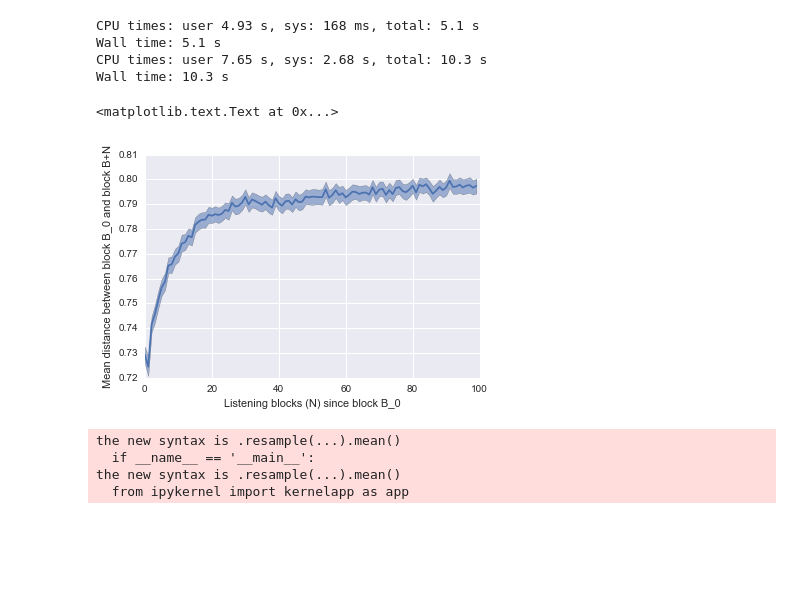
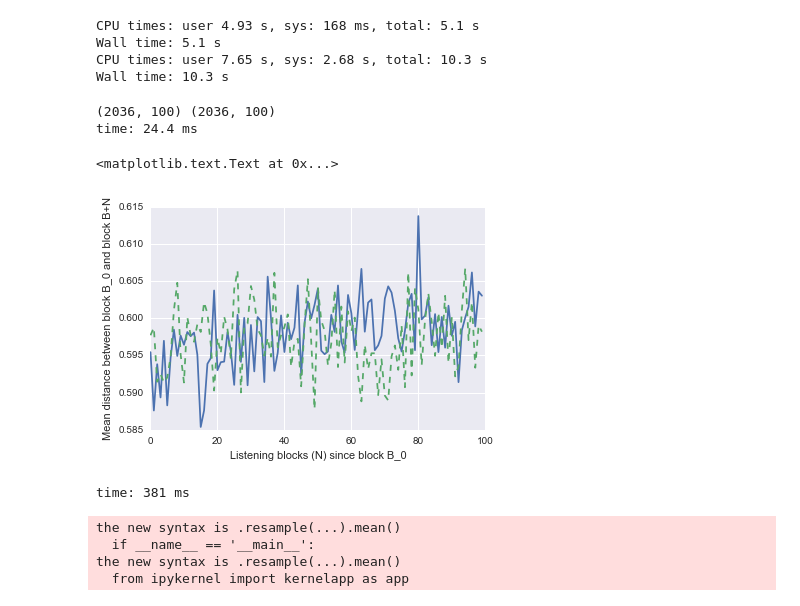
Before and after one commit to jlorince/MusicForaging, a Jupyter notebook: notebooks/my_listening.ipynb, the cells around one changed output. Saved outputs shown, nothing was run; the diff lists cells and outputs as text; code cells hidden in the pictures; blank space fills up the shorter version.

```diff
--- a/notebooks/my_listening.ipynb
+++ b/notebooks/my_listening.ipynb
@@ -269,0 +280,4 @@ result['start_idx'] = result['n'].cumsum().shift(1).fillna(0).astype(int)
+# %%
+result.head()
+result['hasnans'] = result['centroid'].apply(lambda arr: np.any(np.isnan(arr)))
+result.head()
@@ -322,9 +345,3 @@ randhop = pd.DataFrame({'a':np.random.randint(0,112312,100000000)})
 randhop['prev'] = randhop['a'].shift(1)
 randhop['dist'] = randhop.apply(lambda row: calc_dist(row['a'],row['prev']),axis=1)
 #seaborn.distplot(randhop['dist'].dropna(),kde=False,norm_hist=False)
-# %%
-result = []
-blocks = test[['artist_id','block']].groupby('block').first()
-for i in xrange(len(blocks)-100):
-    first = blocks['artist_id'].iloc[i]
-    result.append(np.array(blocks['artist_id'][i+1:i+101].apply(lambda val: calc_sim(val,first))))
@@ -343,23 +432,31 @@ Wall time: 5.1 s
 CPU times: user 7.65 s, sys: 2.68 s, total: 10.3 s
 Wall time: 10.3 s
 # %%
-result_arr = np.vstack(result)
-ci_lower = []
-ci_upper = []
-for i in xrange(result_arr.shape[1]):
-    #lower,upper = ci(result_arr[:,i],statfunction=np.nanmean,n_samples=1000)
-    lower,upper = bootstrap(result_arr[:,i],num_samples=1000,statistic=np.nanmean)
-    ci_lower.append(lower)
-    ci_upper.append(upper)
+result_arr = np.vstack(new_result)
+result_arr_rand = np.vstack(new_result_random)
+print result_arr.shape,result_arr_rand.shape
+#result_arr
+# ci_lower = []
+# ci_upper = []
+# for i in xrange(result_arr.shape[1]):
+#     #lower,upper = ci(result_arr[:,i],statfunction=np.nanmean,n_samples=1000)
+#     lower,upper = bootstrap(result_arr[:,i],num_samples=1000,statistic=np.nanmean)
+#     ci_lower.append(lower)
+#     ci_upper.append(upper)
+# %% [output]
+(2036, 100) (2036, 100)
+time: 24.4 ms
 # %%
 fig,ax = plt.subplots(1,1)
 ax.plot(np.nanmean(result_arr,0))
-ax.fill_between(xrange(100),ci_lower,ci_upper,alpha=0.5)
+ax.plot(np.nanmean(result_arr_rand,0),ls='--')
+#ax.fill_between(xrange(100),ci_lower,ci_upper,alpha=0.5)
 ax.set_xlabel('Listening blocks (N) since block B_0')
 ax.set_ylabel('Mean distance between block B_0 and block B+N')
 # %% [output]
 <matplotlib.text.Text at 0x...>
-[figure, old version]
+[figure, new version]
+time: 381 ms
 # %%
 test[['ts','dist']].set_index('ts').resample('M',how='mean').plot()
 test.groupby('block').first()[['ts','dist']].set_index('ts').resample('M',how='mean').plot()
```
Also changed, not shown: parts of 6 cells of this notebook, 6 other files.
